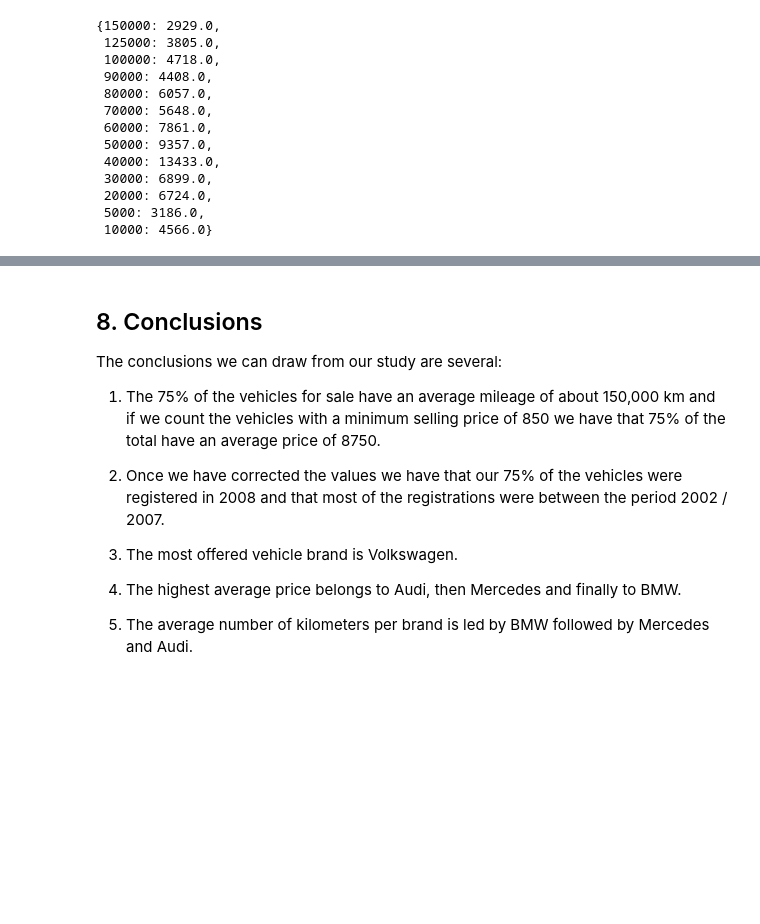
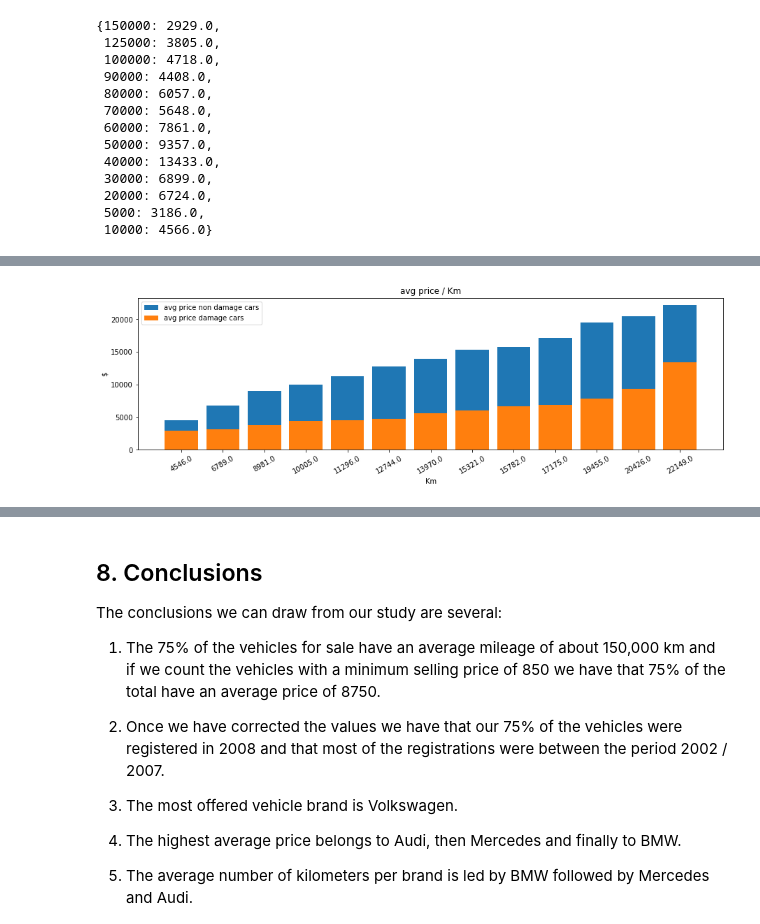
Before and after one commit to albertjimrod/Data-science-projects, a Jupyter notebook: 02 Data_Analisis_Visualization/00_Numpy introduction/Exploring Ebay Car Sales Data v2.ipynb, the cells around one changed output, grey strips where cells are left out. Saved outputs shown, nothing was run; the diff lists cells and outputs as text; code cells hidden in the pictures; blank space fills up the shorter version.

```diff
--- a/02 Data_Analisis_Visualization/00_Numpy introduction/Exploring Ebay Car Sales Data v2.ipynb
+++ b/02 Data_Analisis_Visualization/00_Numpy introduction/Exploring Ebay Car Sales Data v2.ipynb
@@ -1527,3 +1604,19 @@ avg_price_by_km_damage
+# %%
+plt.figure(figsize = (15,4))
+
+plt.title('avg price / Km')
+
+plt.bar(data_nodamage_1,data_nodamage_2,label="avg price non damage cars")
+
+plt.bar(data_damage_1,data_damage_2,label="avg price damage cars")
+plt.xticks(data_nodamage_1,data_nodamage_2,rotation=30)
+plt.legend()
+plt.xlabel("Km")
+plt.ylabel("$")
+
+plt.show()
+# %% [output]
+[figure, added]
 # %%
 series_nondamage = pd.Series(avg_price_by_km_non_damage)
 df_nondamage = pd.DataFrame(series_nondamage)
```
Also changed, not shown: parts of 36 cells of this notebook.
